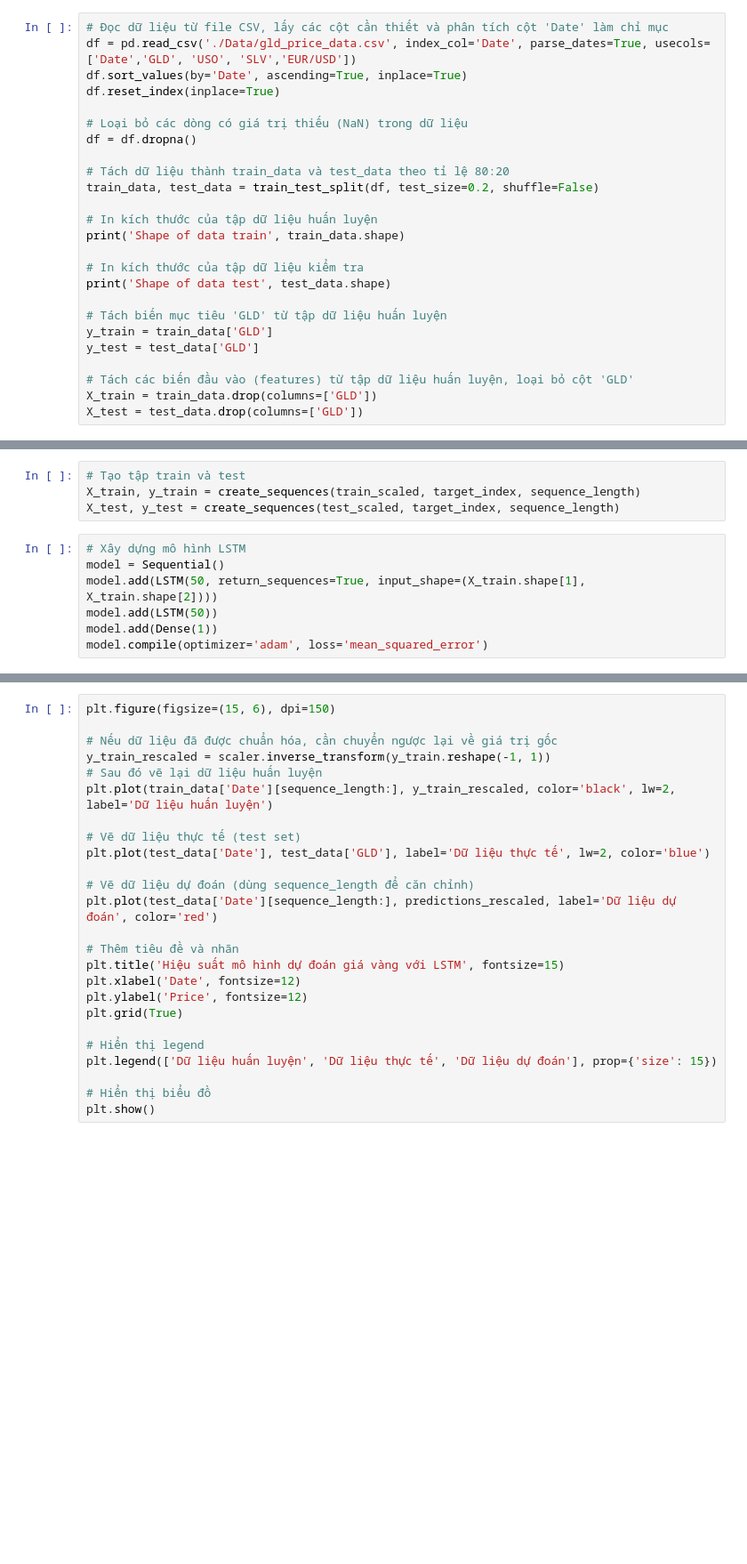
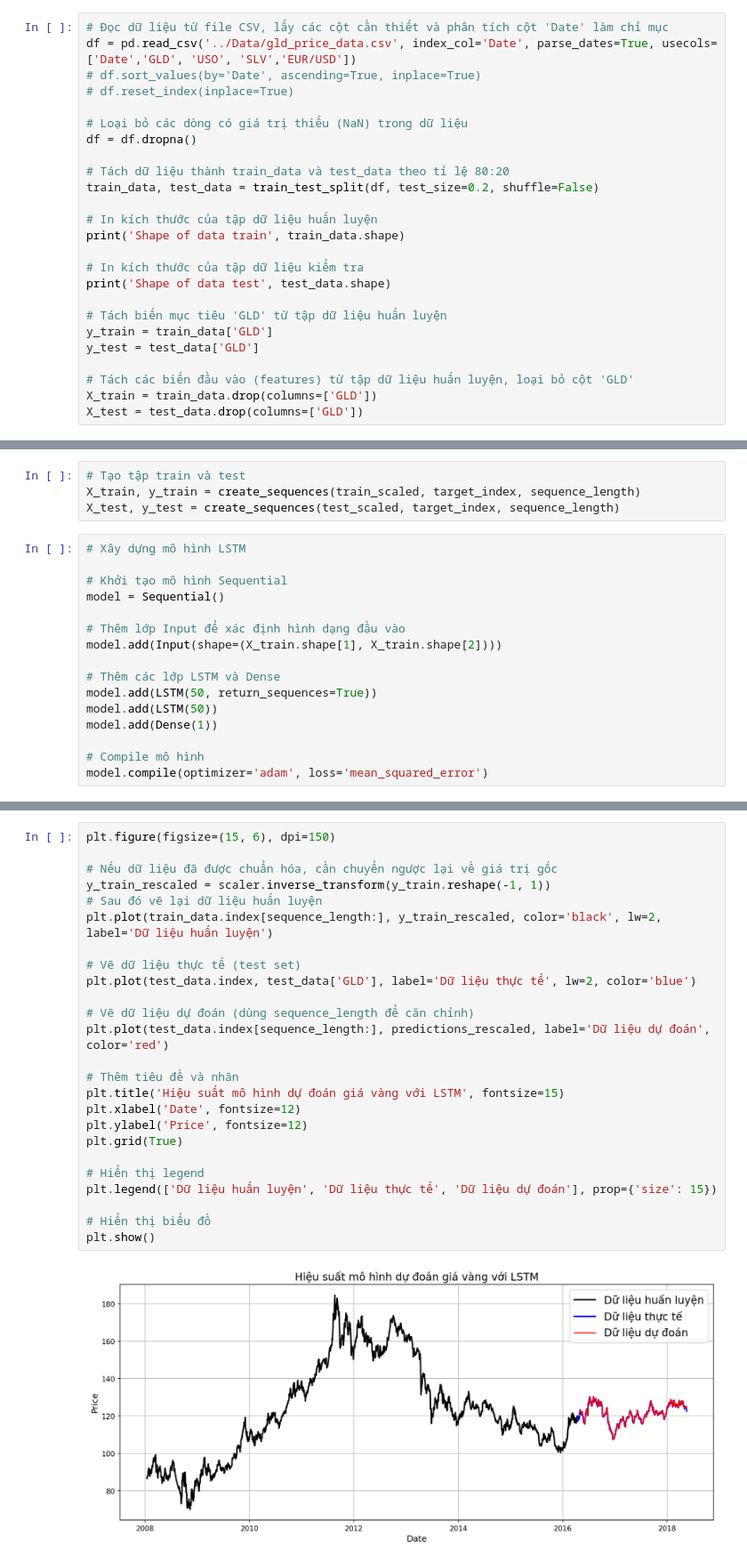
Before and after one commit to thanhpt1110/data-mining, a Jupyter notebook: Code (fixed)/LSTM.ipynb, the cells around one changed output, grey strips where cells are left out. Shown at 89% size. Cells and saved outputs as stored; diff of their text form; blank space fills up the shorter version.

```diff
--- a/Code (fixed)/LSTM.ipynb
+++ b/Code (fixed)/LSTM.ipynb
@@ -10,9 +10,9 @@ import matplotlib.pyplot as plt
 ## 2. Đọc Dataset và chia data thành 2 bộ train và test
 # %%
 # Đọc dữ liệu từ file CSV, lấy các cột cần thiết và phân tích cột 'Date' làm chỉ mục
-df = pd.read_csv('./Data/gld_price_data.csv', index_col='Date', parse_dates=True, usecols=['Date','GLD', 'USO', 'SLV','EUR/USD'])
-df.sort_values(by='Date', ascending=True, inplace=True)
-df.reset_index(inplace=True)
+df = pd.read_csv('../Data/gld_price_data.csv', index_col='Date', parse_dates=True, usecols=['Date','GLD', 'USO', 'SLV','EUR/USD'])
+# df.sort_values(by='Date', ascending=True, inplace=True)
+# df.reset_index(inplace=True)
 
 # Loại bỏ các dòng có giá trị thiếu (NaN) trong dữ liệu
 df = df.dropna()
@@ -133,10 +132,19 @@ X_train, y_train = create_sequences(train_scaled, target_index, sequence_length)
 X_test, y_test = create_sequences(test_scaled, target_index, sequence_length)
 # %%
 # Xây dựng mô hình LSTM
+
+# Khởi tạo mô hình Sequential
 model = Sequential()
-model.add(LSTM(50, return_sequences=True, input_shape=(X_train.shape[1], X_train.shape[2])))
+
+# Thêm lớp Input để xác định hình dạng đầu vào
+model.add(Input(shape=(X_train.shape[1], X_train.shape[2])))
+
+# Thêm các lớp LSTM và Dense
+model.add(LSTM(50, return_sequences=True))
 model.add(LSTM(50))
 model.add(Dense(1))
+
+# Compile mô hình
 model.compile(optimizer='adam', loss='mean_squared_error')
 # %%
 # Huấn luyện mô hình
@@ -196,25 +218,27 @@ print(f"Accuracy: {accuracy}%")
 # %%
 plt.figure(figsize=(15, 6), dpi=150)
 
 # Nếu dữ liệu đã được chuẩn hóa, cần chuyển ngược lại về giá trị gốc
 y_train_rescaled = scaler.inverse_transform(y_train.reshape(-1, 1))
 # Sau đó vẽ lại dữ liệu huấn luyện
-plt.plot(train_data['Date'][sequence_length:], y_train_rescaled, color='black', lw=2, label='Dữ liệu huấn luyện')
+plt.plot(train_data.index[sequence_length:], y_train_rescaled, color='black', lw=2, label='Dữ liệu huấn luyện')
 
 # Vẽ dữ liệu thực tế (test set)
-plt.plot(test_data['Date'], test_data['GLD'], label='Dữ liệu thực tế', lw=2, color='blue')
+plt.plot(test_data.index, test_data['GLD'], label='Dữ liệu thực tế', lw=2, color='blue')
 
 # Vẽ dữ liệu dự đoán (dùng sequence_length để căn chỉnh)
-plt.plot(test_data['Date'][sequence_length:], predictions_rescaled, label='Dữ liệu dự đoán', color='red')
+plt.plot(test_data.index[sequence_length:], predictions_rescaled, label='Dữ liệu dự đoán', color='red')
 
 # Thêm tiêu đề và nhãn
 plt.title('Hiệu suất mô hình dự đoán giá vàng với LSTM', fontsize=15)
 plt.xlabel('Date', fontsize=12)
 plt.ylabel('Price', fontsize=12)
 plt.grid(True)
 
 # Hiển thị legend
 plt.legend(['Dữ liệu huấn luyện', 'Dữ liệu thực tế', 'Dữ liệu dự đoán'], prop={'size': 15})
 
 # Hiển thị biểu đồ
 plt.show()
+# %% [output]
+[figure, added]
```
Also changed, not shown: parts of 10 cells of this notebook, 8 other files.
